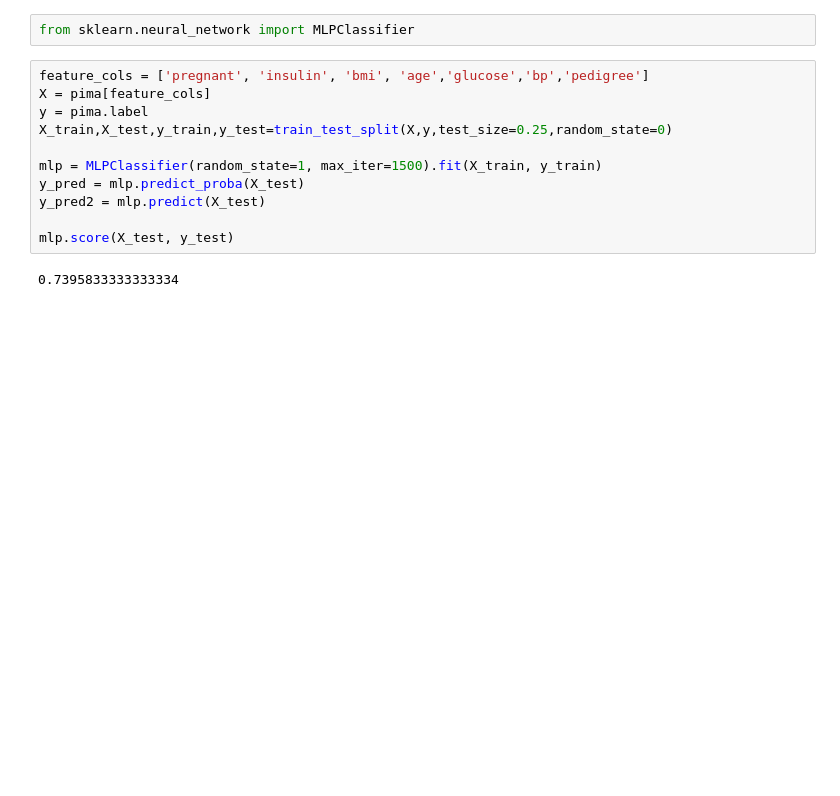
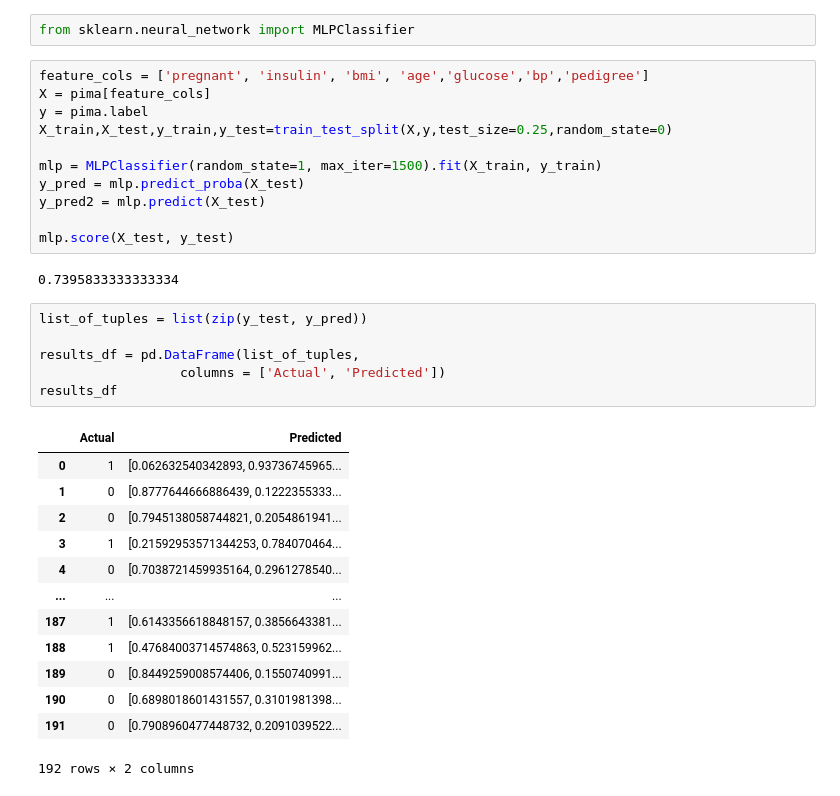
Before and after one commit to szanuje/ml, a Jupyter notebook: lab6/lab6.ipynb, the cells around one changed output. Saved outputs shown, nothing was run; the diff lists cells and outputs as text; blank space fills up the shorter version.

```diff
--- a/lab6/lab6.ipynb
+++ b/lab6/lab6.ipynb
@@ -533,3 +602,23 @@ y_pred2 = mlp.predict(X_test)
 mlp.score(X_test, y_test)
 # %% [output]
 0.7395833333333334
+# %%
+list_of_tuples = list(zip(y_test, y_pred))
+
+results_df = pd.DataFrame(list_of_tuples,
+                  columns = ['Actual', 'Predicted'])
+results_df
+# %% [output]
+|  | Actual | Predicted |
+| 0 | 1 | [0.062632540342893, 0.93736745965... |
+| 1 | 0 | [0.8777644666886439, 0.1222355333... |
+| 2 | 0 | [0.7945138058744821, 0.2054861941... |
+| 3 | 1 | [0.21592953571344253, 0.784070464... |
+| 4 | 0 | [0.7038721459935164, 0.2961278540... |
+| ... | ... | ... |
+| 187 | 1 | [0.6143356618848157, 0.3856643381... |
+| 188 | 1 | [0.47684003714574863, 0.523159962... |
+| 189 | 0 | [0.8449259008574406, 0.1550740991... |
+| 190 | 0 | [0.6898018601431557, 0.3101981398... |
+| 191 | 0 | [0.7908960477448732, 0.2091039522... |
+192 rows × 2 columns
```
Also changed, not shown: parts of 31 cells of this notebook.
